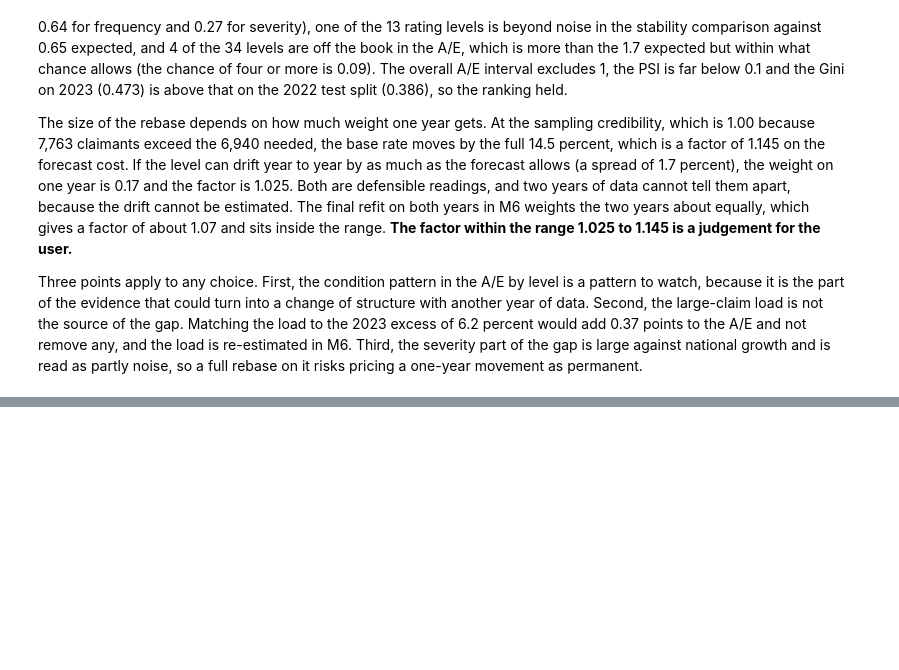
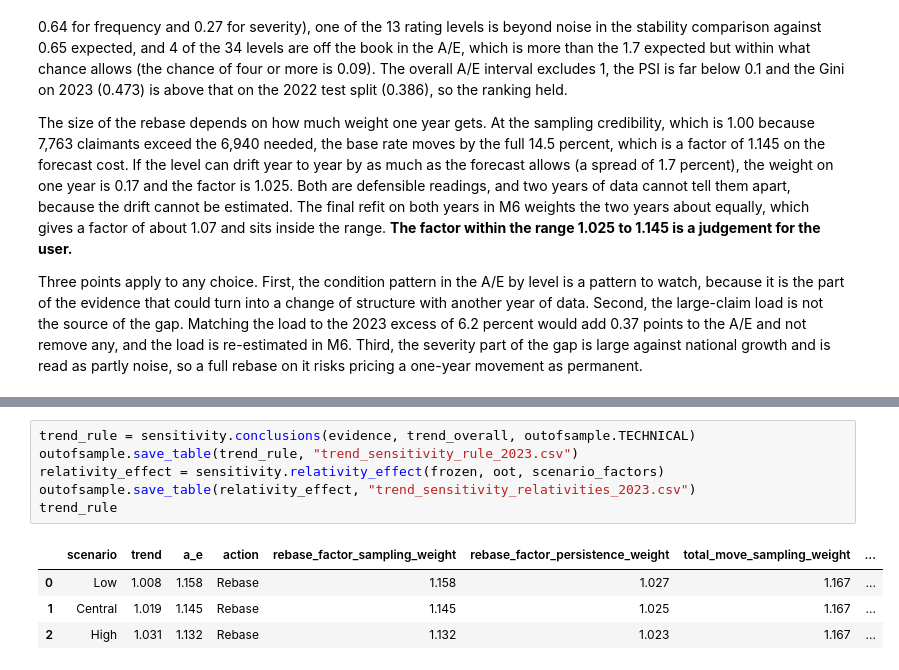
Before and after one commit to asudarmo/health-pricing-meps, a Jupyter notebook: notebooks/04_monitoring.ipynb, the cells around one changed output, grey strips where cells are left out. Drawn from its saved outputs; the diff is of its cells as text; blank space fills up the shorter version.

```diff
--- a/notebooks/04_monitoring.ipynb
+++ b/notebooks/04_monitoring.ipynb
@@ -1197,0 +1278,11 @@ so a full rebase on it risks pricing a one-year movement as permanent.
+# %%
+trend_rule = sensitivity.conclusions(evidence, trend_overall, outofsample.TECHNICAL)
+outofsample.save_table(trend_rule, "trend_sensitivity_rule_2023.csv")
+relativity_effect = sensitivity.relativity_effect(frozen, oot, scenario_factors)
+outofsample.save_table(relativity_effect, "trend_sensitivity_relativities_2023.csv")
+trend_rule
+# %% [output]
+|  | scenario | trend | a_e | action | rebase_factor_sampling_weight | rebase_factor_persistence_weight | total_move_sampling_weight | ... |
+| 0 | Low | 1.008 | 1.158 | Rebase | 1.158 | 1.027 | 1.167 | ... |
+| 1 | Central | 1.019 | 1.145 | Rebase | 1.145 | 1.025 | 1.167 | ... |
+| 2 | High | 1.031 | 1.132 | Rebase | 1.132 | 1.023 | 1.167 | ... |
```
Also changed, not shown: parts of 7 cells of this notebook, 7 other files.
